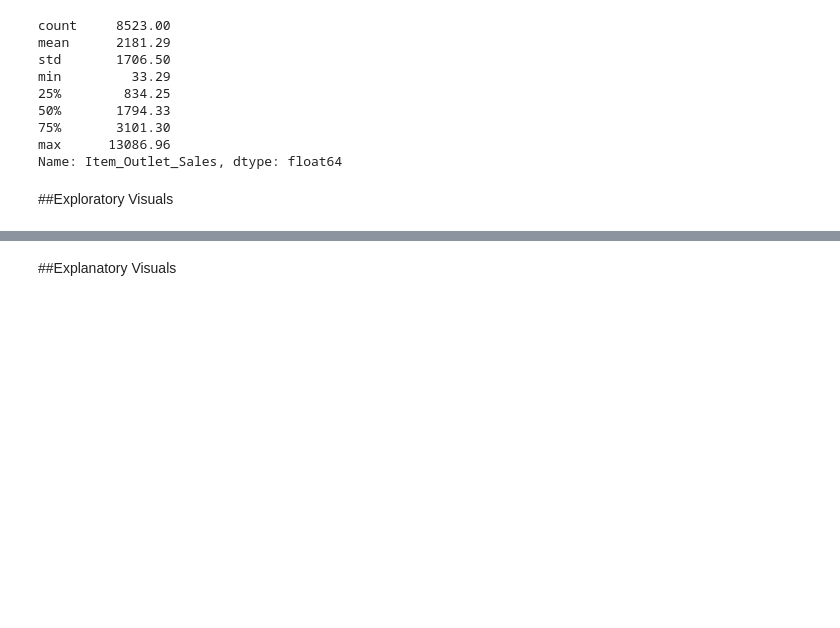
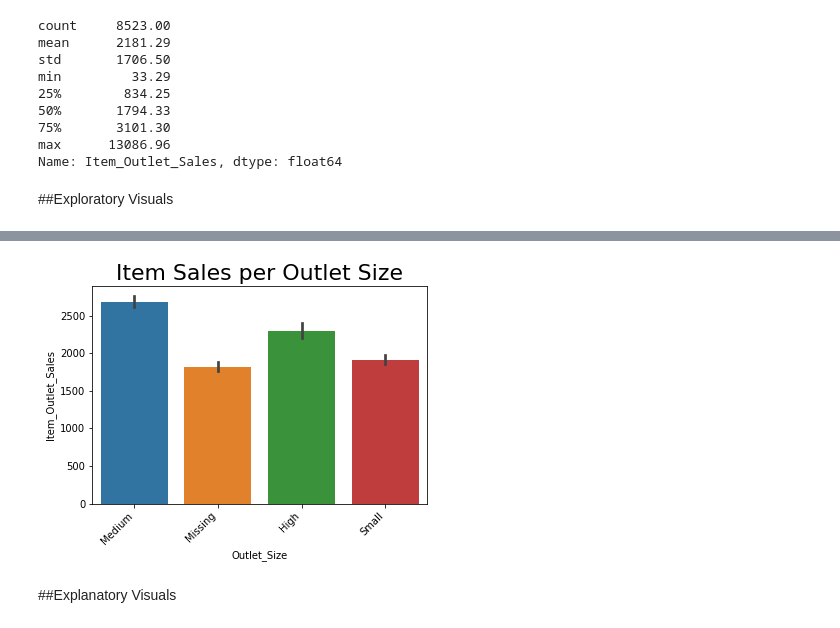
Before and after one commit to craiggossen/Projects, a Jupyter notebook: food_sales_predictions.ipynb, the cells around one changed output, grey strips where cells are left out. Drawn from its saved outputs; the diff is of its cells as text; code cells hidden in the pictures; blank space fills up the shorter version.

```diff
--- a/food_sales_predictions.ipynb
+++ b/food_sales_predictions.ipynb
@@ -280,2 +297,18 @@ Name: Item_Outlet_Sales, dtype: float64
+# %%
+f, ax = plt.subplots(figsize=(6, 4))
+sns.barplot(data = df, x = 'Outlet_Size', y = 'Item_Outlet_Sales');
+
+ax.set_xticklabels(
+    ax.get_xticklabels(),
+    rotation = 45,
+    horizontalalignment = 'right');
+
+ax.set_title('Item Sales per Outlet Size', size = 22)
+
+plt.show()
+
+print('\n ')
+# %% [output]
+[figure, added]
 # %% [markdown]
 ##Explanatory Visuals
```
Also changed, not shown: parts of 7 cells of this notebook.
